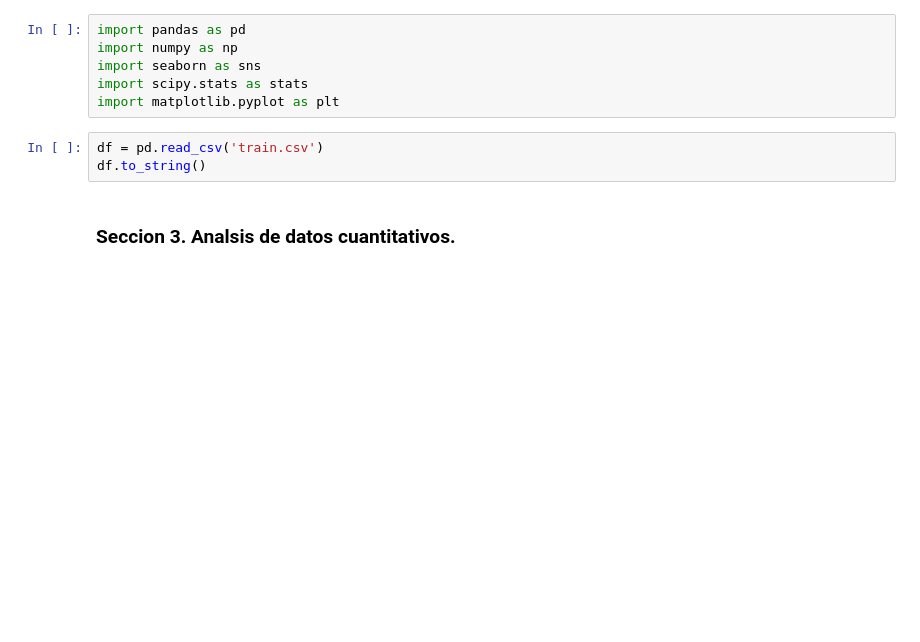
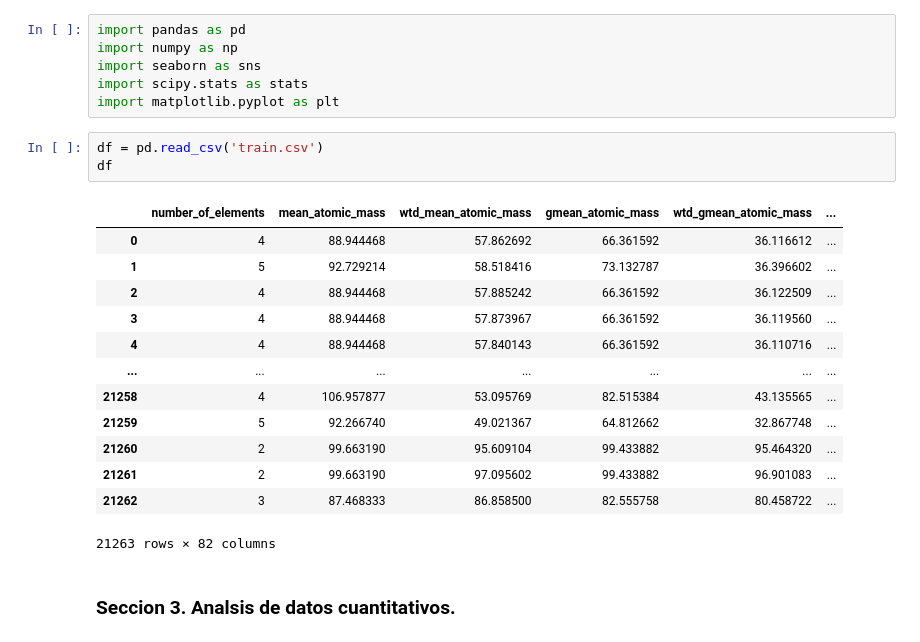
Before and after one commit to matiasgaete/solemne1_mineria, a Jupyter notebook: solemne.ipynb, the cells around one changed output. Cells and saved outputs as stored; diff of their text form; blank space fills up the shorter version.

```diff
--- a/solemne.ipynb
+++ b/solemne.ipynb
@@ -6,7 +6,21 @@ import scipy.stats as stats
 import matplotlib.pyplot as plt
 # %%
 df = pd.read_csv('train.csv')
-df.to_string()
+df
+# %% [output]
+|  | number_of_elements | mean_atomic_mass | wtd_mean_atomic_mass | gmean_atomic_mass | wtd_gmean_atomic_mass | ... |
+| 0 | 4 | 88.944468 | 57.862692 | 66.361592 | 36.116612 | ... |
+| 1 | 5 | 92.729214 | 58.518416 | 73.132787 | 36.396602 | ... |
+| 2 | 4 | 88.944468 | 57.885242 | 66.361592 | 36.122509 | ... |
+| 3 | 4 | 88.944468 | 57.873967 | 66.361592 | 36.119560 | ... |
+| 4 | 4 | 88.944468 | 57.840143 | 66.361592 | 36.110716 | ... |
+| ... | ... | ... | ... | ... | ... | ... |
+| 21258 | 4 | 106.957877 | 53.095769 | 82.515384 | 43.135565 | ... |
+| 21259 | 5 | 92.266740 | 49.021367 | 64.812662 | 32.867748 | ... |
+| 21260 | 2 | 99.663190 | 95.609104 | 99.433882 | 95.464320 | ... |
+| 21261 | 2 | 99.663190 | 97.095602 | 99.433882 | 96.901083 | ... |
+| 21262 | 3 | 87.468333 | 86.858500 | 82.555758 | 80.458722 | ... |
+21263 rows × 82 columns
 # %% [markdown]
 ### Seccion 3. Analsis de datos cuantitativos.
 # %%
```
Also changed, not shown: parts of 1 cell of this notebook.
